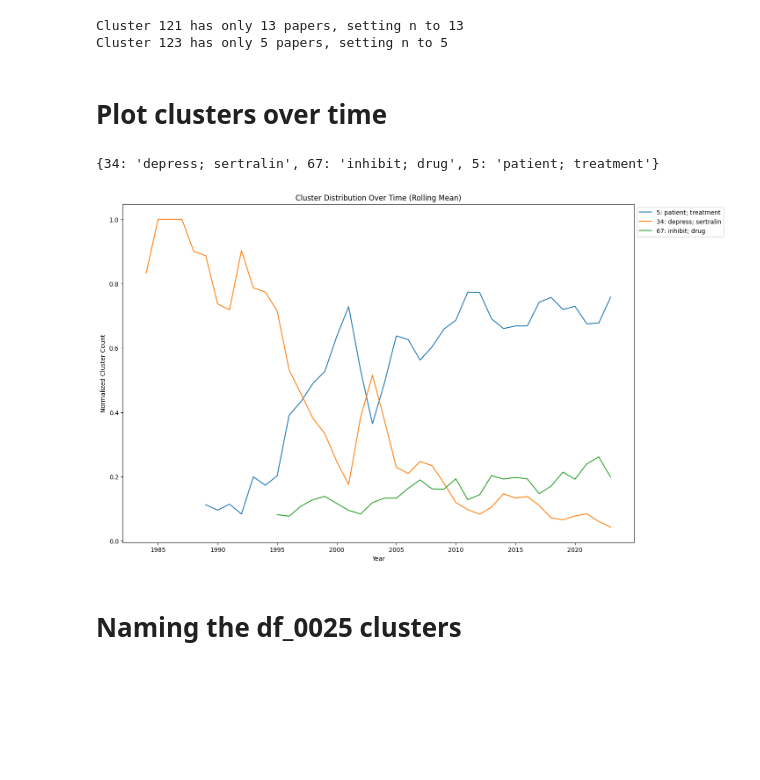
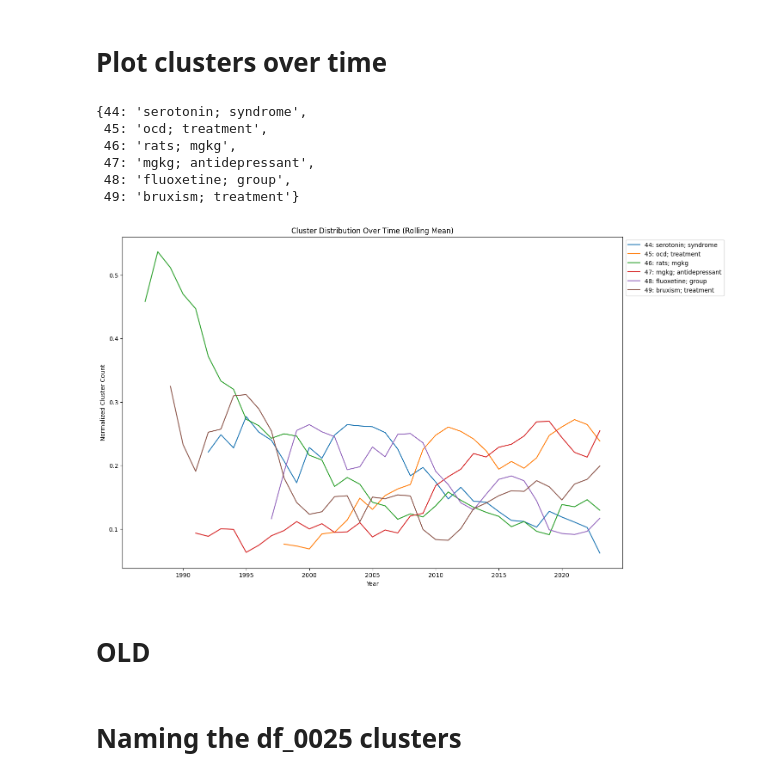
Before and after one commit to jarolim14/SSRI-Evolution, a Jupyter notebook: notebooks/10-CommunityAnalyzer.ipynb, the cells around one changed output. Saved outputs shown, nothing was run; the diff lists cells and outputs as text; code cells hidden in the pictures; blank space fills up the shorter version.

Commit message:
Update CreateNetworks and CommunityDetection notebooks post main path scripts

```diff
--- a/notebooks/10-CommunityAnalyzer.ipynb
+++ b/notebooks/10-CommunityAnalyzer.ipynb
@@ -27,13 +8,10 @@ Cluster 123 has only 5 papers, setting n to 5
-# %%
-ce = CommunityExplorer(df_0025, "cluster")
-ce.create_cluster_sheets(sort=False, n=15)
-ce.create_summary_sheet()
-filename = "../output/tables/cluster-explorer/ClusterExplorer_Res0025_NClusters124_RandomTitles.xlsx"
-# ce.save_to_excel(filename)
-df_summary, sheets = ce.full_return()
-# %% [output]
-Cluster 121 has only 13 papers, setting n to 13
-Cluster 123 has only 5 papers, setting n to 5
+# %%
+p = "../data/06-clustered-df/alpha0.3_k20_res0.006.pkl"
+df = pd.read_pickle(p)
+
+p_summary = "../output/tables/cluster-explorer/FinalSelect/SingleSolExplorer_alpha0.3_k20_res0.006.xlsx"
+# read sheet 1
+df_summary = pd.read_excel(p_summary, sheet_name=0)
 # %% [markdown]
 # Plot clusters over time
 # %%
@@ -51,18 +29,26 @@ def cluster_number_to_label(df_summary, cluster_numbers: list):
     return cluster_number_label_dict
 
 
-clusters_to_plot = [34, 67, 5]
+# clusters_to_plot = [1, 2, 3, 4, 5]
+clusters_to_plot = range(44, 50, 1)
 cluster_number_label_dict = cluster_number_to_label(df_summary, clusters_to_plot)
 cluster_number_label_dict
 # %% [output]
-{34: 'depress; sertralin', 67: 'inhibit; drug', 5: 'patient; treatment'}
+{44: 'serotonin; syndrome',
+ 45: 'ocd; treatment',
+ 46: 'rats; mgkg',
+ 47: 'mgkg; antidepressant',
+ 48: 'fluoxetine; group',
+ 49: 'bruxism; treatment'}
 # %%
-cp = ClusterPlotter(df_0025, "cluster")
+cp = ClusterPlotter(df, "cluster_alpha0.3_k20_res0.006")
 cp.plot_rolling_cluster_distribution(
-    cluster_number_label_dict=cluster_number_label_dict, window=2
+    cluster_number_label_dict=cluster_number_label_dict, window=4
 )
 # %% [output]
-[figure, old version]
+[figure, new version]
+# %% [markdown]
+# OLD
 # %% [markdown]
 # Naming the df_0025 clusters
 # %%
```
Also changed, not shown: parts of 4 cells of this notebook, 8 other files.
